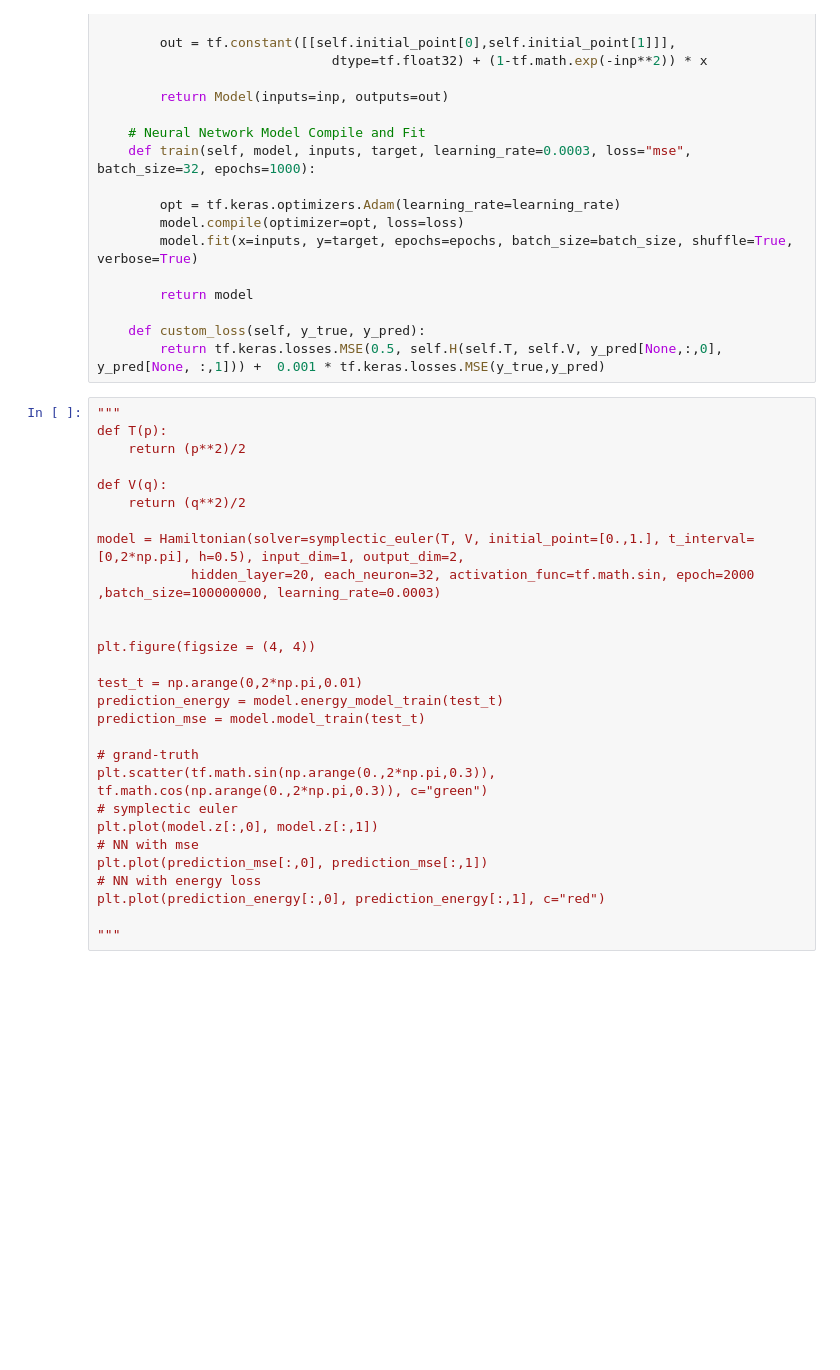
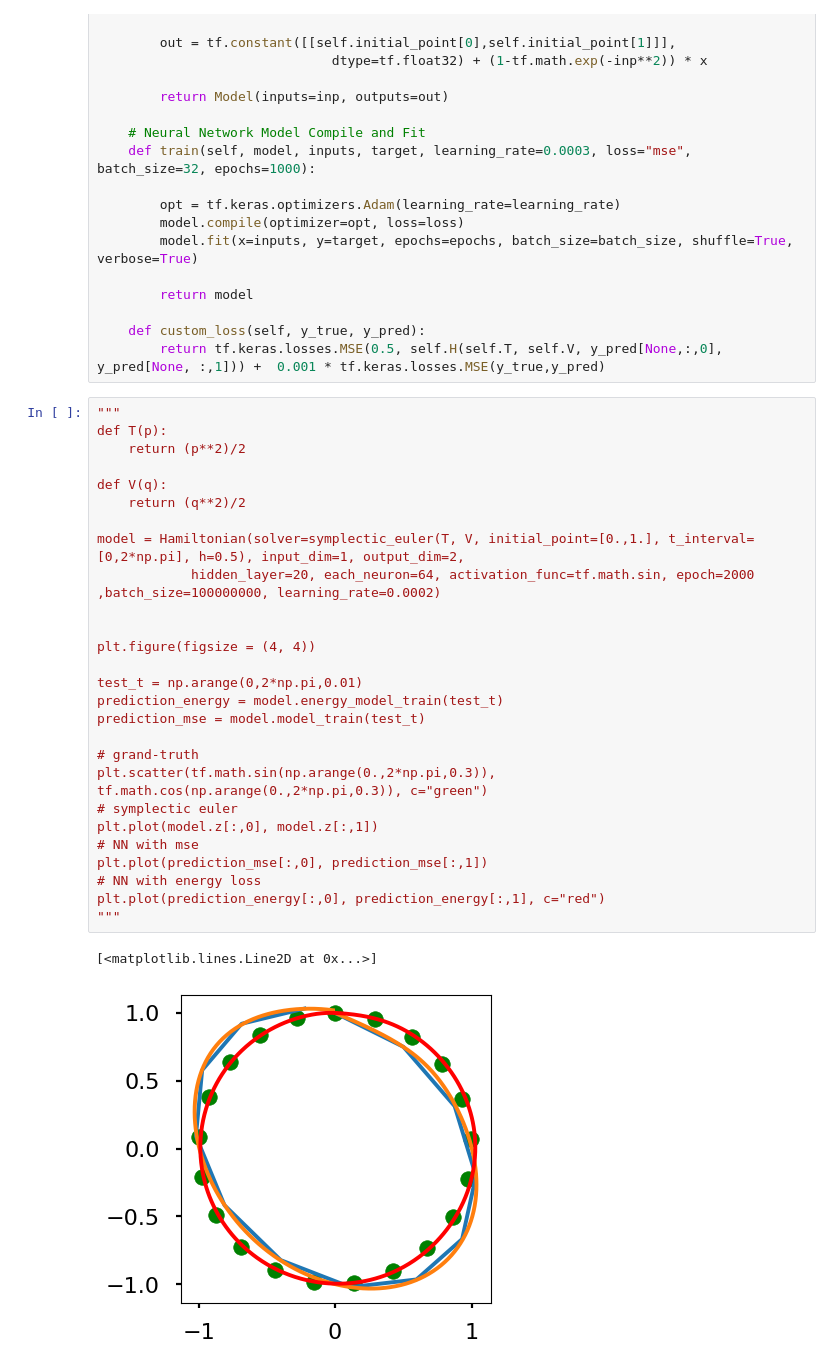
Before and after one commit to tayfununal/hamiltonian, a Jupyter notebook: hamiltonian.ipynb, the cells around one changed output. Saved outputs shown, nothing was run; the diff lists cells and outputs as text; blank space fills up the shorter version.

```diff
--- a/hamiltonian.ipynb
+++ b/hamiltonian.ipynb
@@ -85,28 +78,30 @@ class Hamiltonian:
 # %%
 """
 def T(p):
     return (p**2)/2
 
 def V(q):
     return (q**2)/2
 
 model = Hamiltonian(solver=symplectic_euler(T, V, initial_point=[0.,1.], t_interval=[0,2*np.pi], h=0.5), input_dim=1, output_dim=2,
-            hidden_layer=20, each_neuron=32, activation_func=tf.math.sin, epoch=2000 ,batch_size=100000000, learning_rate=0.0003)
+            hidden_layer=20, each_neuron=64, activation_func=tf.math.sin, epoch=2000 ,batch_size=100000000, learning_rate=0.0002)
 
 
 plt.figure(figsize = (4, 4))
 
 test_t = np.arange(0,2*np.pi,0.01)
 prediction_energy = model.energy_model_train(test_t)
 prediction_mse = model.model_train(test_t)
 
 # grand-truth
 plt.scatter(tf.math.sin(np.arange(0.,2*np.pi,0.3)), tf.math.cos(np.arange(0.,2*np.pi,0.3)), c="green")
 # symplectic euler
 plt.plot(model.z[:,0], model.z[:,1])
 # NN with mse
 plt.plot(prediction_mse[:,0], prediction_mse[:,1])
 # NN with energy loss
 plt.plot(prediction_energy[:,0], prediction_energy[:,1], c="red")
-
 """
+# %% [output]
+[<matplotlib.lines.Line2D at 0x...>]
+[figure, added]
```
Also changed, not shown: parts of 2 cells of this notebook.
